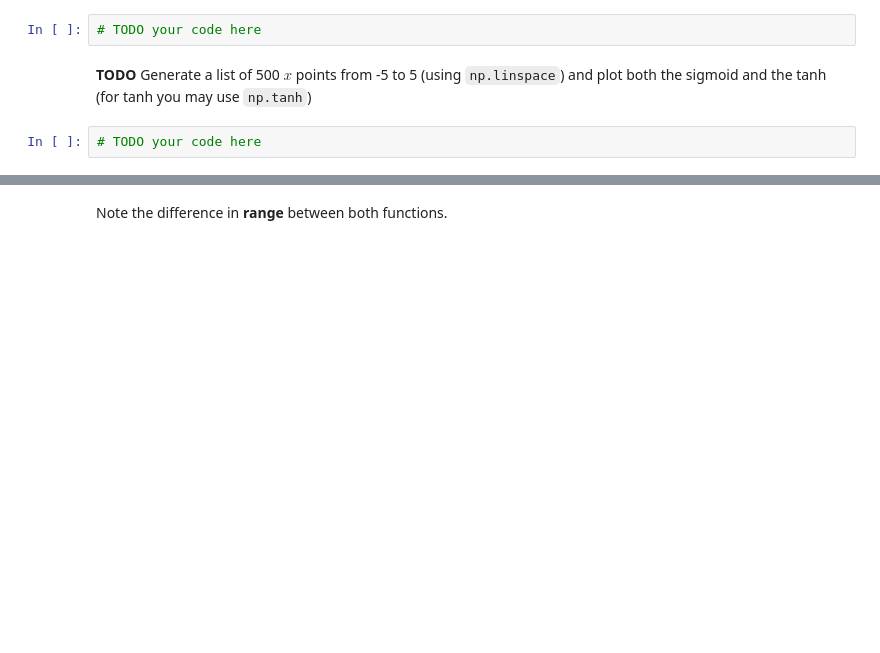
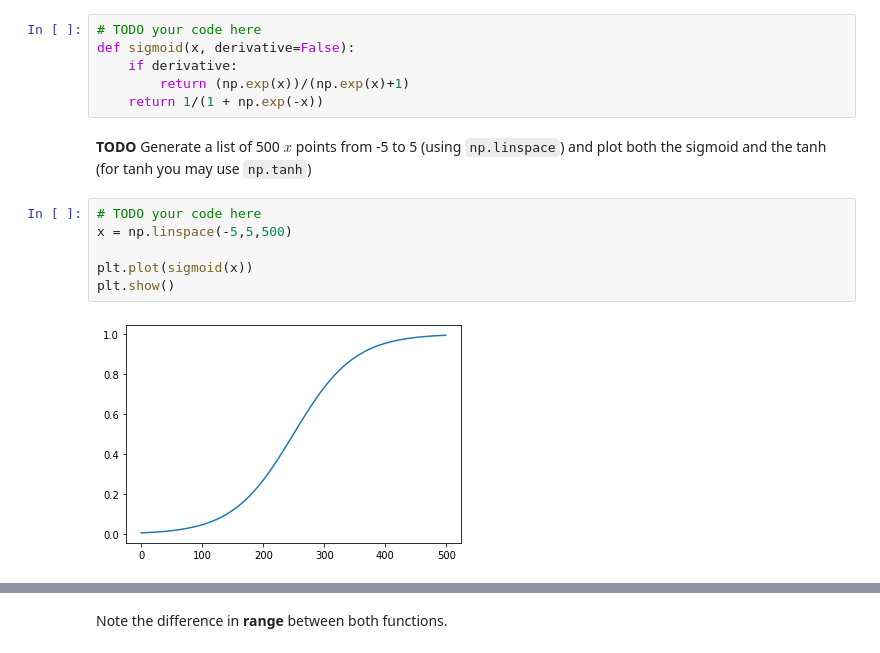
Before and after one commit to bendurand/hello-world, a Jupyter notebook: LabAssignmentNNfromScratch.ipynb, the cells around one changed output, grey strips where cells are left out. Saved outputs shown, nothing was run; the diff lists cells and outputs as text; blank space fills up the shorter version.

```diff
--- a/LabAssignmentNNfromScratch.ipynb
+++ b/LabAssignmentNNfromScratch.ipynb
@@ -41,7 +41,17 @@ _Note_: Actually, the sigmoid we have here is called the _logistic_ function. Si
 Define a sigmoid function and plot it for an array of 500 points from -5 to 5
 # %%
 # TODO your code here
+def sigmoid(x, derivative=False):
+    if derivative:
+        return (np.exp(x))/(np.exp(x)+1)
+    return 1/(1 + np.exp(-x))
 # %% [markdown]
 **TODO** Generate a list of 500 $x$ points from -5 to 5 (using `np.linspace`) and plot both the sigmoid and the tanh (for tanh you may use `np.tanh`)
 # %%
 # TODO your code here
+x = np.linspace(-5,5,500)
+
+plt.plot(sigmoid(x))
+plt.show()
+# %% [output]
+[figure, added]
```
Also changed, not shown: parts of 15 cells of this notebook.
